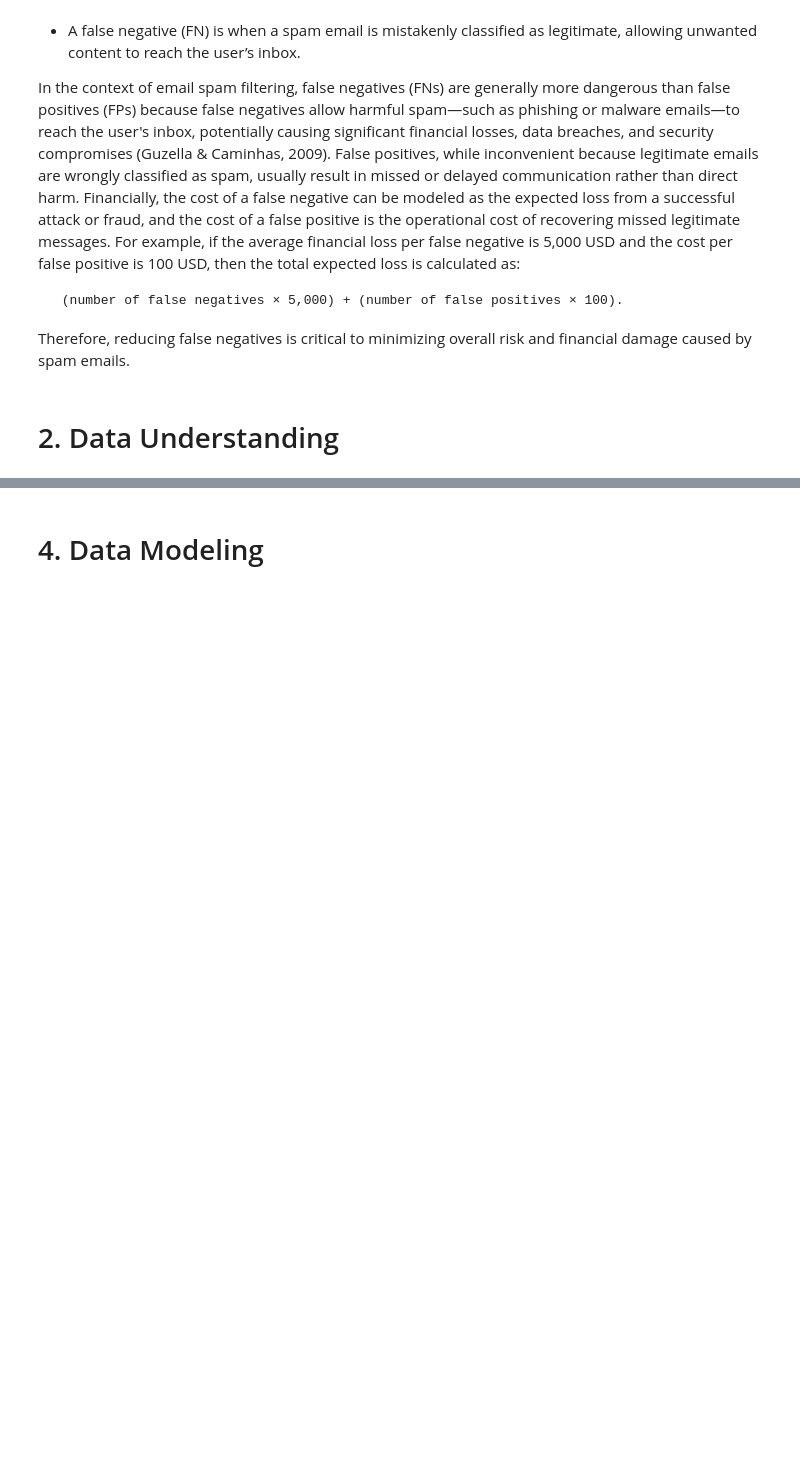
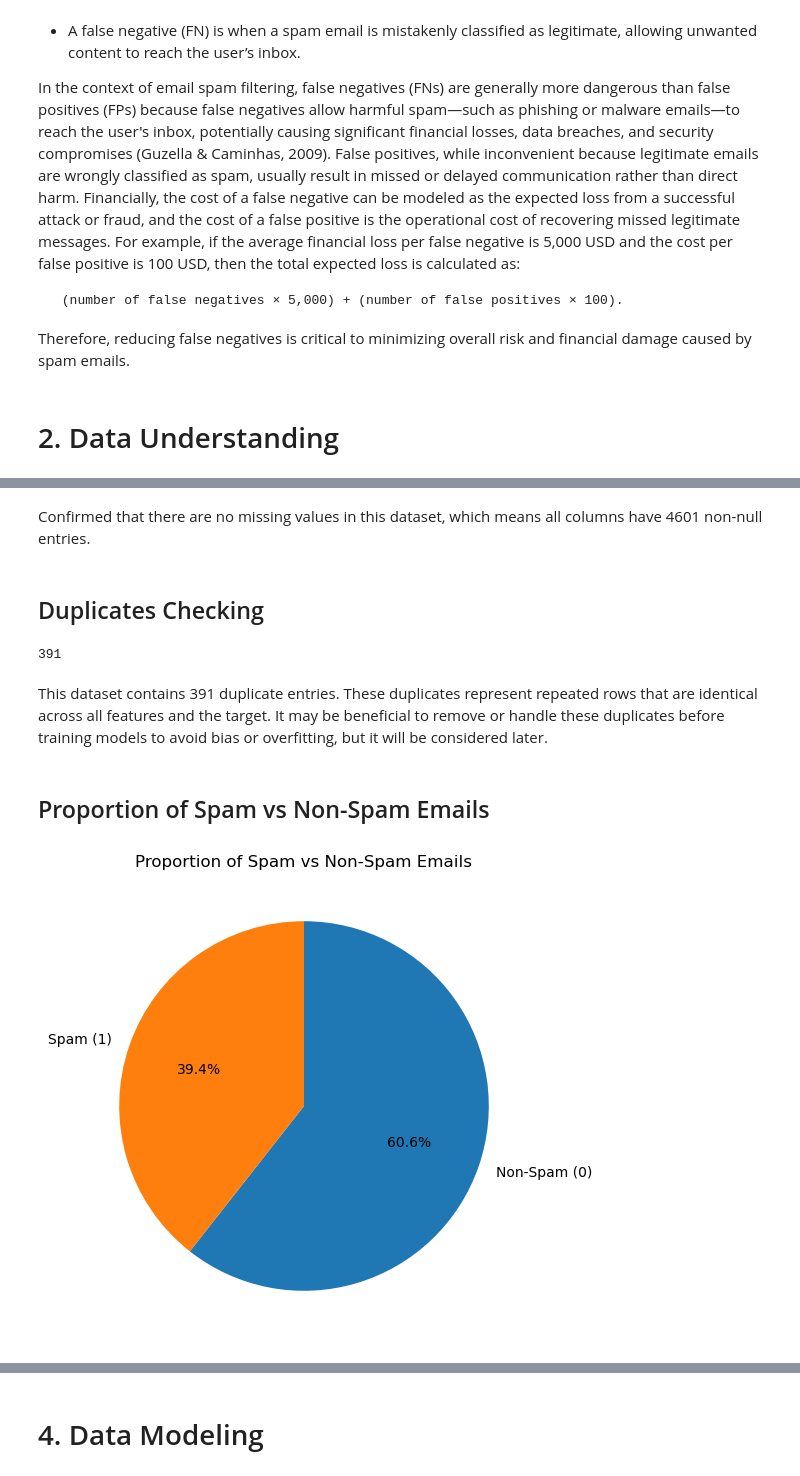
Before and after one commit to hansdarmawann/spambase-lgbm, a Jupyter notebook: spb_hd.ipynb, the cells around one changed output, grey strips where cells are left out. Saved outputs shown, nothing was run; the diff lists cells and outputs as text; code cells hidden in the pictures; blank space fills up the shorter version.

```diff
--- a/spb_hd.ipynb
+++ b/spb_hd.ipynb
@@ -23,0 +26,7 @@ Therefore, reducing false negatives is critical to minimizing overall risk and f
+# %%
+import pandas as pd
+
+real_df = pd.read_csv('spambase.csv')
+df = real_df.copy()
+print(df.info())
+display(df.head())
@@ -23,0 +107,26 @@ Therefore, reducing false negatives is critical to minimizing overall risk and f
+# %% [markdown]
+Confirmed that there are no missing values in this dataset, which means all columns have 4601 non-null entries.
+# %% [markdown]
+## Duplicates Checking
+# %%
+df.duplicated().sum()
+# %% [output]
+391
+# %% [markdown]
+This dataset contains 391 duplicate entries. These duplicates represent repeated rows that are identical across all features and the target. It may be beneficial to remove or handle these duplicates before training models to avoid bias or overfitting, but it will be considered later.
+# %% [markdown]
+## Proportion of Spam vs Non-Spam Emails
+# %%
+import matplotlib.pyplot as plt
+
+# Calculate class proportions
+class_counts = df['Class'].value_counts()
+class_labels = ['Non-Spam (0)', 'Spam (1)']
+
+# Plot pie chart
+plt.figure(figsize=(6, 6))
+plt.pie(class_counts, labels=class_labels, autopct='%1.1f%%', startangle=90, counterclock=False)
+plt.title('Proportion of Spam vs Non-Spam Emails')
+plt.show()
+# %% [output]
+[figure, added]
```
Also changed, not shown: parts of 18 cells of this notebook.
